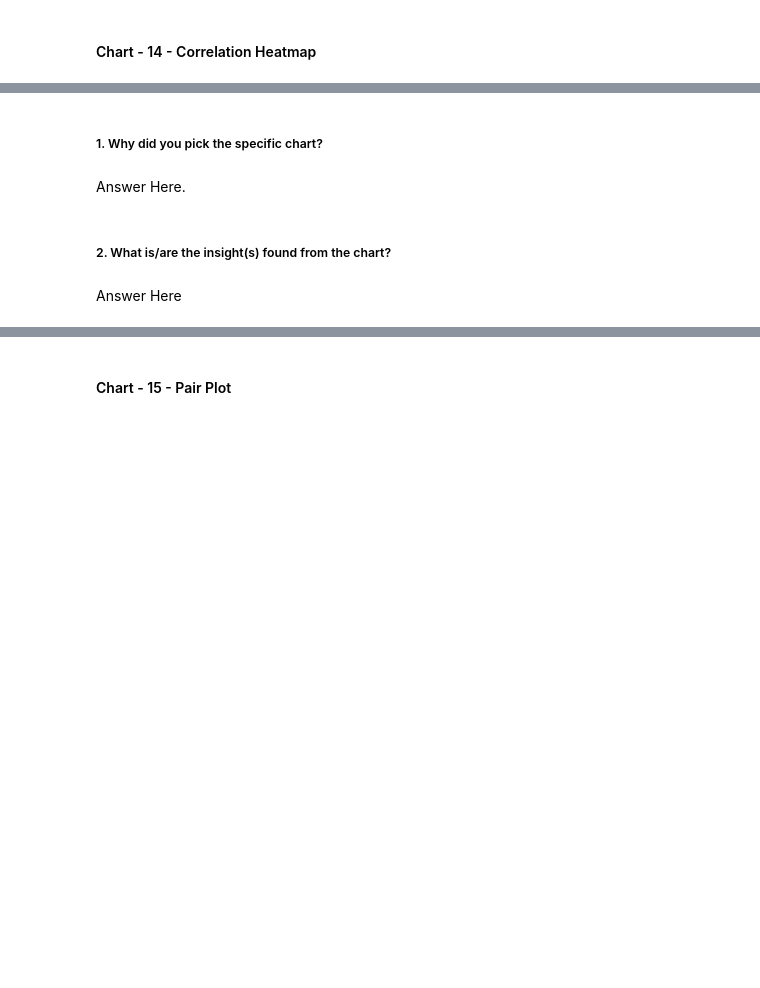
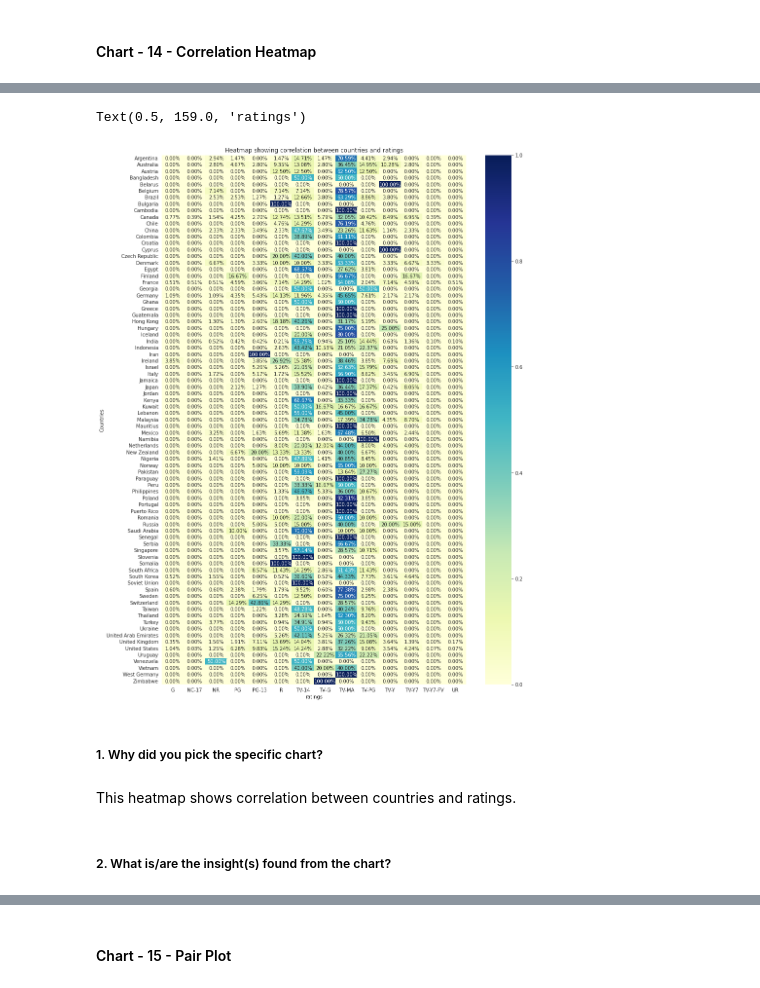
Before and after one commit to santoshmahanti/Netflix-Movies-and-TV-Show-Clustering, a Jupyter notebook: Netflix_Movies_and_TV_Show_clustering.ipynb, the cells around one changed output, grey strips where cells are left out. Saved outputs shown, nothing was run; the diff lists cells and outputs as text; code cells hidden in the pictures; blank space fills up the shorter version.

```diff
--- a/Netflix_Movies_and_TV_Show_clustering.ipynb
+++ b/Netflix_Movies_and_TV_Show_clustering.ipynb
@@ -1117,8 +1155,23 @@ Answer Here
+# %%
+# Correlation Heatmap visualization code
+# setting figure parameters to be able to show all values in country column
+plt.figure(figsize=(14,20))
+
+# Create the cross-tabulation table
+correlation_table = pd.crosstab(country_df['country'], country_df['rating'], normalize='index')
+
+# using heatmap to show correlation between country or whether or not they are relared to ratings
+sns.heatmap(correlation_table, annot=True, fmt='.2%', cmap='YlGnBu')
+plt.title('Heatmap showing correlation between countries and ratings')
+plt.ylabel('Countries')
+plt.xlabel('ratings')
+# %% [output]
+Text(0.5, 159.0, 'ratings')
+[figure, added]
 # %% [markdown]
 ##### 1. Why did you pick the specific chart?
-# %% [markdown]
-Answer Here.
+# %% [markdown]
+
+This heatmap shows correlation between countries and ratings.
 # %% [markdown]
 ##### 2. What is/are the insight(s) found from the chart?
-# %% [markdown]
-Answer Here
```
Also changed, not shown: parts of 20 cells of this notebook.
